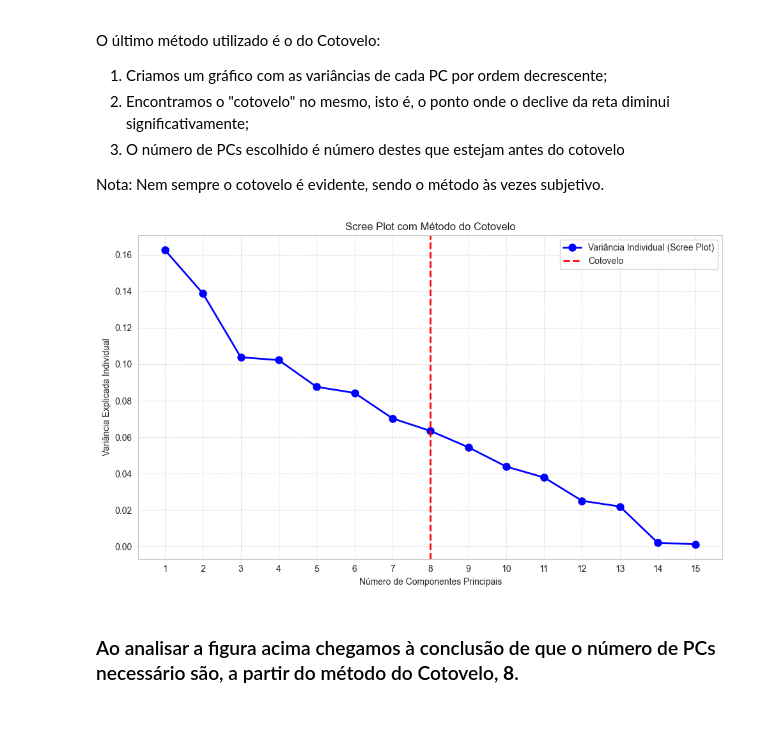
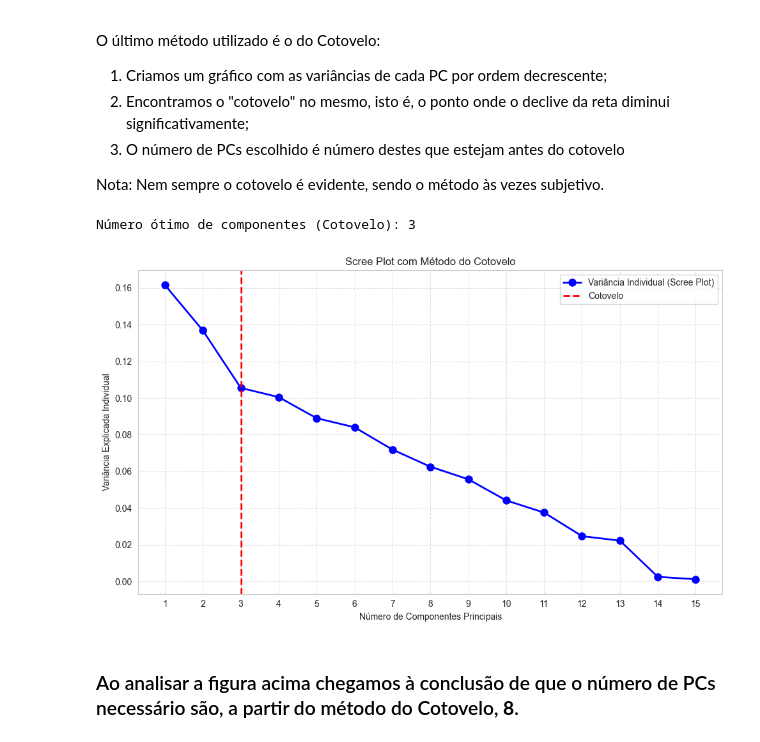
Before and after one commit to jfeiteira/Mini-projeto-do-PCA-e-Cluster, a Jupyter notebook: pca.ipynb, the cells around one changed output. Cells and saved outputs as stored; diff of their text form; code cells hidden in the pictures.

```diff
--- a/pca.ipynb
+++ b/pca.ipynb
@@ -582,35 +582,43 @@ eigenvalues = pca.explained_variance_
 # Scree Plot
 n_points = len(exp_var_ratio)
 all_coords = np.vstack((range(1, n_points+1), exp_var_ratio)).T
+
+# --- CORREÇÃO AQUI ---
+# Identificar o índice onde a distância é maior (o cotovelo)
+optimal_index = np.argmax(dist_to_line)
+optimal_components = optimal_index + 1
+print(f"Número ótimo de componentes (Cotovelo): {optimal_components}")
+# ---------------------
 
 # Plot da figura
 first_point = all_coords[0]
 last_point = all_coords[-1]
 line_vec = last_point - first_point
 line_vec_norm = line_vec / np.linalg.norm(line_vec)
 
 vec_from_first = all_coords - first_point
 scalar_product = np.sum(vec_from_first * np.tile(line_vec_norm, (n_points,1)), axis=1)
 vec_on_line = np.outer(scalar_product, line_vec_norm)
 vec_to_line = vec_from_first - vec_on_line
 dist_to_line = np.linalg.norm(vec_to_line, axis=1)
 
 plt.figure(figsize=(10,6))
 x_axis = range(1, n_points+1)
 
 plt.plot(x_axis, exp_var_ratio, 'bo-', linewidth=2, markersize=8, label='Variância Individual (Scree Plot)')
 plt.axvline(optimal_components, color='r', linestyle='--', linewidth=2, label=f'Cotovelo')
 
 plt.xlabel('Número de Componentes Principais')
 plt.ylabel('Variância Explicada Individual')
 plt.title('Scree Plot com Método do Cotovelo')
 plt.xticks(x_axis)
 plt.grid(True, linestyle='--', alpha=0.6)
 plt.legend()
 plt.tight_layout()
 plt.show()
 # %% [output]
+Número ótimo de componentes (Cotovelo): 3
-[figure, old version]
+[figure, new version]
 # %% [markdown]
 ### Ao analisar a figura acima chegamos à conclusão de que o número de PCs necessário são, a partir do método do Cotovelo, **8**.
 # %% [markdown]
```
Also changed, not shown: parts of 17 cells of this notebook.
